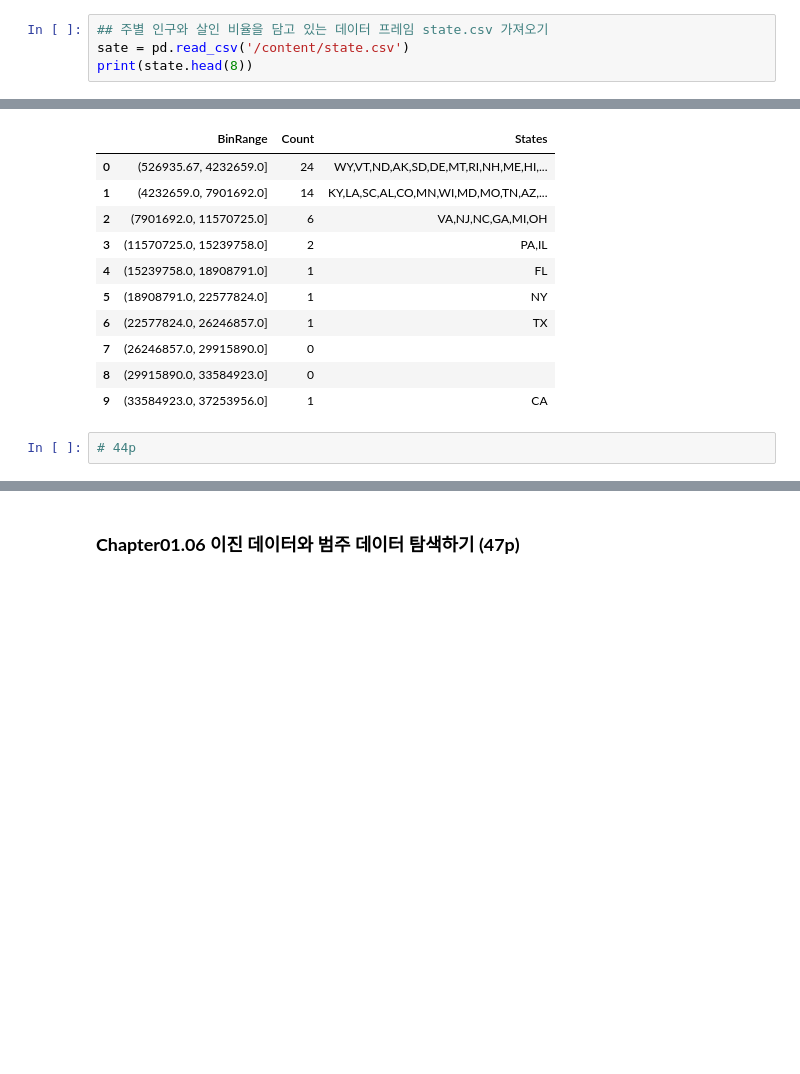
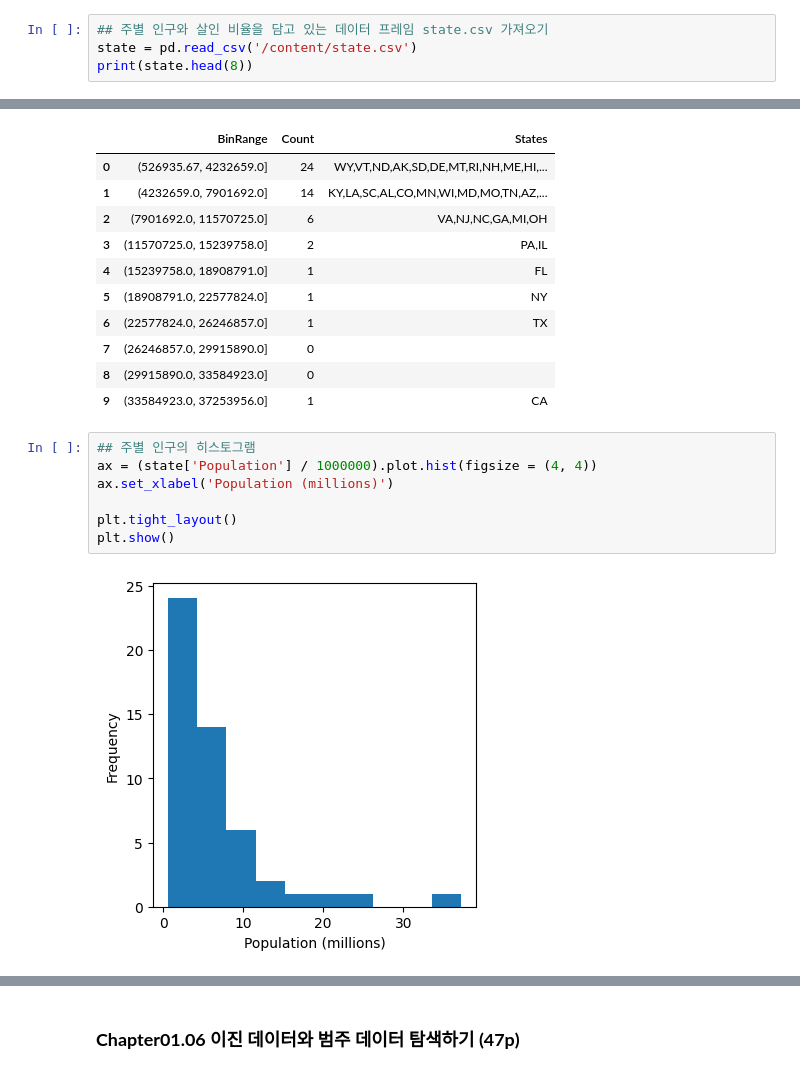
Before and after one commit to LeeYuJoung/Engineering_Mathematics, a Jupyter notebook: 데이터 과학을 위한 통계/Chapter01. 탐색적 데이터 분석.ipynb, the cells around one changed output, grey strips where cells are left out. Cells and saved outputs as stored; diff of their text form; blank space fills up the shorter version.

```diff
--- a/데이터 과학을 위한 통계/Chapter01. 탐색적 데이터 분석.ipynb
+++ b/데이터 과학을 위한 통계/Chapter01. 탐색적 데이터 분석.ipynb
@@ -107,7 +113,7 @@ except ImportError:
     DATA = Path().resolve() / 'data'
 # %%
 ## 주별 인구와 살인 비율을 담고 있는 데이터 프레임 state.csv 가져오기
-sate = pd.read_csv('/content/state.csv')
+state = pd.read_csv('/content/state.csv')
 print(state.head(8))
 # %% [output]
          State  Population  Murder.Rate Abbreviation
@@ -297,5 +307,12 @@ pd.DataFrame(groups)
 | 7 | (26246857.0, 29915890.0] | 0 |  |
 | 8 | (29915890.0, 33584923.0] | 0 |  |
 | 9 | (33584923.0, 37253956.0] | 1 | CA |
-# %%
-# 44p
+# %%
+## 주별 인구의 히스토그램
+ax = (state['Population'] / 1000000).plot.hist(figsize = (4, 4))
+ax.set_xlabel('Population (millions)')
+
+plt.tight_layout()
+plt.show()
+# %% [output]
+[figure, added]
```
Also changed, not shown: parts of 36 cells of this notebook, 1 other file.
